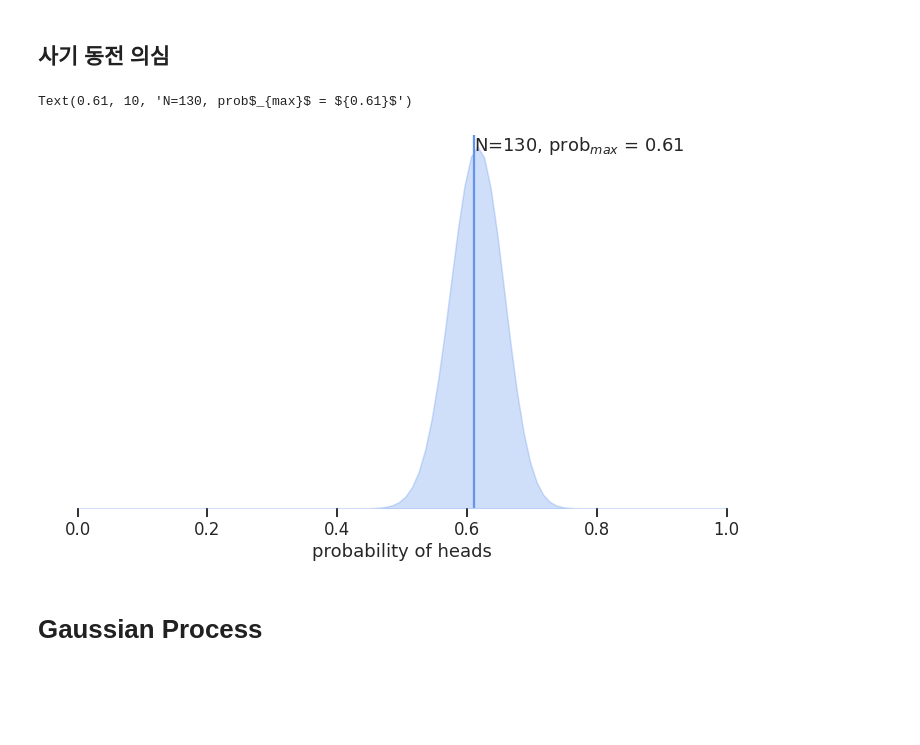
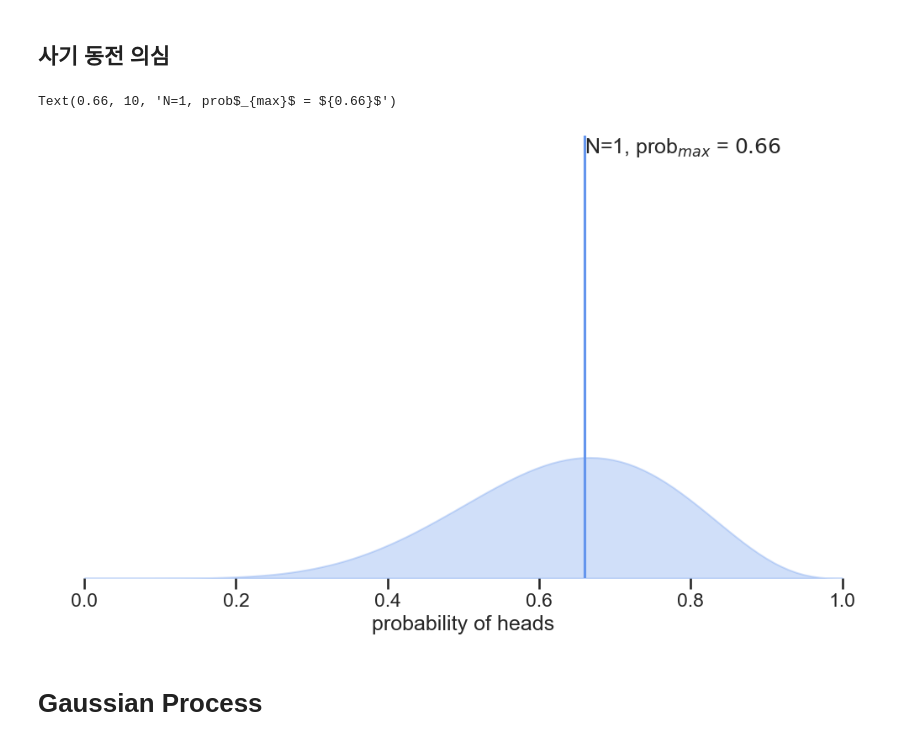
Before and after one commit to bean418/2024, a Jupyter notebook: KIERML_2208_gaussianprocess.ipynb, the cells around one changed output. Cells and saved outputs as stored; diff of their text form; code cells hidden in the pictures; blank space fills up the shorter version.

```diff
--- a/KIERML_2208_gaussianprocess.ipynb
+++ b/KIERML_2208_gaussianprocess.ipynb
@@ -758,27 +757,27 @@ np.unique(np.random.choice(range(1, 7), replace=True, size=60000),
 # %%
 import scipy.stats as stats
 
 fig, ax = plt.subplots(figsize=(10, 6), constrained_layout=True)
 
-N = 130                                       # 동전을 던진 수
+N = 1                                       # 동전을 던진 수
 beta = stats.beta                           # 베타 분포
 data = stats.bernoulli.rvs(0.5, size=N)     # 앞면=1, 뒷면=0
 x = np.linspace(0, 1, 100)                  # 확률을 0~1까지 100등분
 
 heads = data.sum()                          # 앞면이 나온 총 횟수
 pdf = beta.pdf(x, 7+heads, 3+(N-heads))     # 동전을 N번 던진 후 앞면Posterior
 prob_argmax = pdf.argmax()/100              # 확률이 가장 높은 지점
 prob_max = pdf.max()/100                    # 가장 높은 확률
 
 ax.fill_between(x, 0, pdf, fc="cornflowerblue", ec="cornflowerblue", alpha=0.3)
 ax.set_xlabel("probability of heads")
 ax.spines[:].set_visible(False)
 ax.set(yticks=[], ylim=(0, 10))
 ax.axvline(prob_argmax, c="cornflowerblue")
 ax.text(prob_argmax, 10, f"N={N}, prob$_{{{'max'}}}$ = ${{{prob_argmax}}}$", va="top")
 # %% [output]
-Text(0.61, 10, 'N=130, prob$_{max}$ = ${0.61}$')
+Text(0.66, 10, 'N=1, prob$_{max}$ = ${0.66}$')
-[figure, old version]
+[figure, new version]
 # %% [markdown]
 # Gaussian Process
 # %% [markdown]
```
Also changed, not shown: parts of 34 cells of this notebook, 2 other files.
